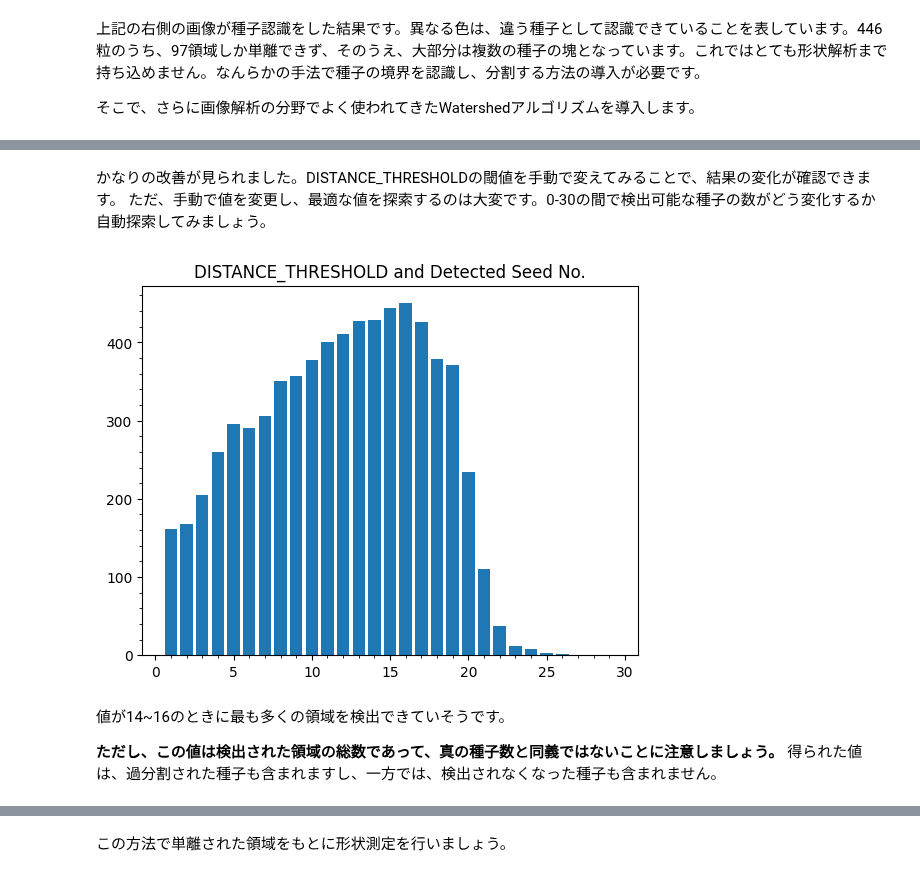
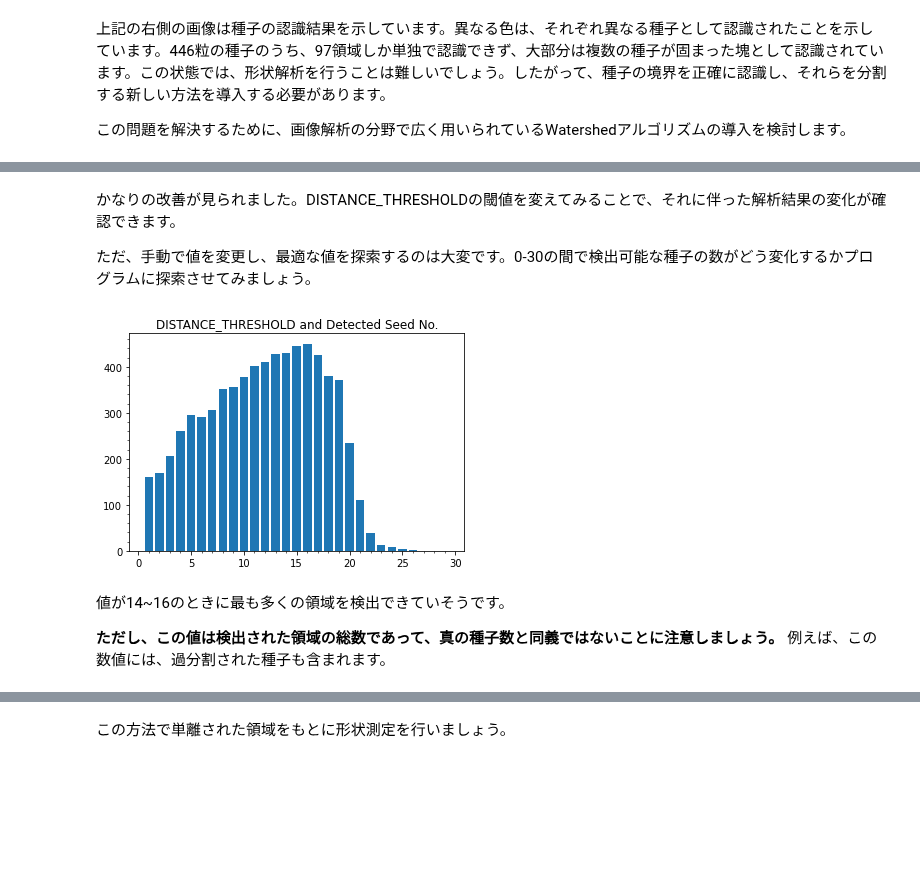
Before and after one commit to phytometrics/plant_phenotyping_python, a Jupyter notebook: notebooks/rice_seed_shape_analysis.ipynb, the cells around one changed output, grey strips where cells are left out. Saved outputs shown, nothing was run; the diff lists cells and outputs as text; code cells hidden in the pictures; blank space fills up the shorter version.

```diff
--- a/notebooks/rice_seed_shape_analysis.ipynb
+++ b/notebooks/rice_seed_shape_analysis.ipynb
@@ -40,30 +44,26 @@ from skimage.segmentation import watershed
 # %%
 # 画像の読み込み
-image = cv2.imread("/content/drive/MyDrive/phenotyping_temp_assets/rice.jpg")
+image = cv2.imread("assets/rice_seed_shape/rice.jpg")
 image = cv2.cvtColor(image, cv2.COLOR_BGR2RGB)
 
 # 大津法による閾値の算出と背景分離
 gray = rgb2gray(image)
 threshold = threshold_otsu(gray)
-
 # 閾値以上の明るさを物体、それ以外を背景としてbinary化
 binary = gray > threshold
 
-# 領域ラベル変換
+# 物体領域候補をラベル付けする
 lbl_image = label(binary)
 
-# Count Seeds
-# 種子の数は　ユニークなラベル数値から背景（値が0）を１つ分引いたものに相当
+# 種子（候補）の数は　ユニークなラベル数値から背景（値が0）を１つ分引いたものに相当
 seed_no = len(np.unique(lbl_image)) - 1
 
-# Convert label image to RGB image。可視化用
-segmented = label2rgb(lbl_image)
+# ラベル画像をカラー画像に変換
+segmented = label2rgb(lbl_image, bg_label=0)
 
-
-# Visualize the segmented regions
 plt.figure(figsize=(10, 6))
 plt.subplot(131)
-plt.imshow(image, cmap='gray')
+plt.imshow(image)
 plt.title('Original Image')
 
 plt.subplot(132)
@@ -76,10 +76,10 @@ plt.title("Segmented\nNo of Seeds:"+str(seed_no))
 plt.show()
 # %% [output]
 [figure]
-# %% [markdown]
-上記の右側の画像が種子認識をした結果です。異なる色は、違う種子として認識できていることを表しています。446粒のうち、97領域しか単離できず、そのうえ、大部分は複数の種子の塊となっています。これではとても形状解析まで持ち込めません。なんらかの手法で種子の境界を認識し、分割する方法の導入が必要です。
-
-そこで、さらに画像解析の分野でよく使われてきたWatershedアルゴリズムを導入します。
+# %% [markdown]
+上記の右側の画像は種子の認識結果を示しています。異なる色は、それぞれ異なる種子として認識されたことを示しています。446粒の種子のうち、97領域しか単独で認識できず、大部分は複数の種子が固まった塊として認識されています。この状態では、形状解析を行うことは難しいでしょう。したがって、種子の境界を正確に認識し、それらを分割する新しい方法を導入する必要があります。
+
+この問題を解決するために、画像解析の分野で広く用いられているWatershedアルゴリズムの導入を検討します。
 # %%
 DISTANCE_THRESHOLD = 15
 
@@ -94,7 +94,7 @@ markers = label(distance > DISTANCE_THRESHOLD, connectivity=2)
 # Apply watershed segmentation
 lbl_image = watershed(-distance, markers, mask=binary)
 # Convert label image to RGB image
-segmented = label2rgb(lbl_image)
+segmented = label2rgb(lbl_image, bg_label=0)
 
 # Count Seeds
 # 種子の数は　ユニークなラベル数値から背景（値が0）を１つ分引いたものに相当
@@ -117,45 +117,46 @@ plt.show()
 # %% [output]
 [figure]
 # %% [markdown]
-かなりの改善が見られました。DISTANCE_THRESHOLDの閾値を手動で変えてみることで、結果の変化が確認できます。
-ただ、手動で値を変更し、最適な値を探索するのは大変です。0-30の間で検出可能な種子の数がどう変化するか自動探索してみましょう。
+かなりの改善が見られました。DISTANCE_THRESHOLDの閾値を変えてみることで、それに伴った解析結果の変化が確認できます。
+
+ただ、手動で値を変更し、最適な値を探索するのは大変です。0-30の間で検出可能な種子の数がどう変化するかプログラムに探索させてみましょう。
 # %%
 def get_seed_no_from_watershed(image, distance_threshold = 15):
     # 大津法にて背景分離を行います。
     gray = rgb2gray(image)
     threshold = threshold_otsu(gray)
     binary = gray > threshold
     # Distance transform to find markers for watershed
     distance = ndi.distance_transform_edt(binary)
     # Generate markers for the watershed
     markers = label(distance > distance_threshold, connectivity=2)
     # Apply watershed segmentation
     lbl_image = watershed(-distance, markers, mask=binary)
     # Convert label image to RGB image
-    segmented = label2rgb(lbl_image)
+    segmented = label2rgb(lbl_image, bg_label=0)
     seed_no = len(np.unique(lbl_image)) - 1
     return seed_no, lbl_image, segmented
 
 result = []
 for i in range(1,30):
     # 種子数のみ結果を集めます。画像は使いません
     seed_no, _, _ = get_seed_no_from_watershed(image, distance_threshold=i)
     result.append([i,seed_no])
 
 result = np.array(result)
 
 plt.title("DISTANCE_THRESHOLD and Detected Seed No.")
 plt.bar(result[:,0],result[:,1])
 
 # 補助メモリ線の表示
 plt.minorticks_on()
 # %% [output]
-[figure, old version]
+[figure, new version]
 # %% [markdown]
 値が14~16のときに最も多くの領域を検出できていそうです。
 
 **ただし、この値は検出された領域の総数であって、真の種子数と同義ではないことに注意しましょう。**
-得られた値は、過分割された種子も含まれますし、一方では、検出されなくなった種子も含まれません。
+例えば、この数値には、過分割された種子も含まれます。
 # %%
 seed_no, lbl_image, segmented_image = get_seed_no_from_watershed(image, distance_threshold=14)
 # Visualize the segmented regions
```
Also changed, not shown: parts of 9 cells of this notebook, 13 other files.
